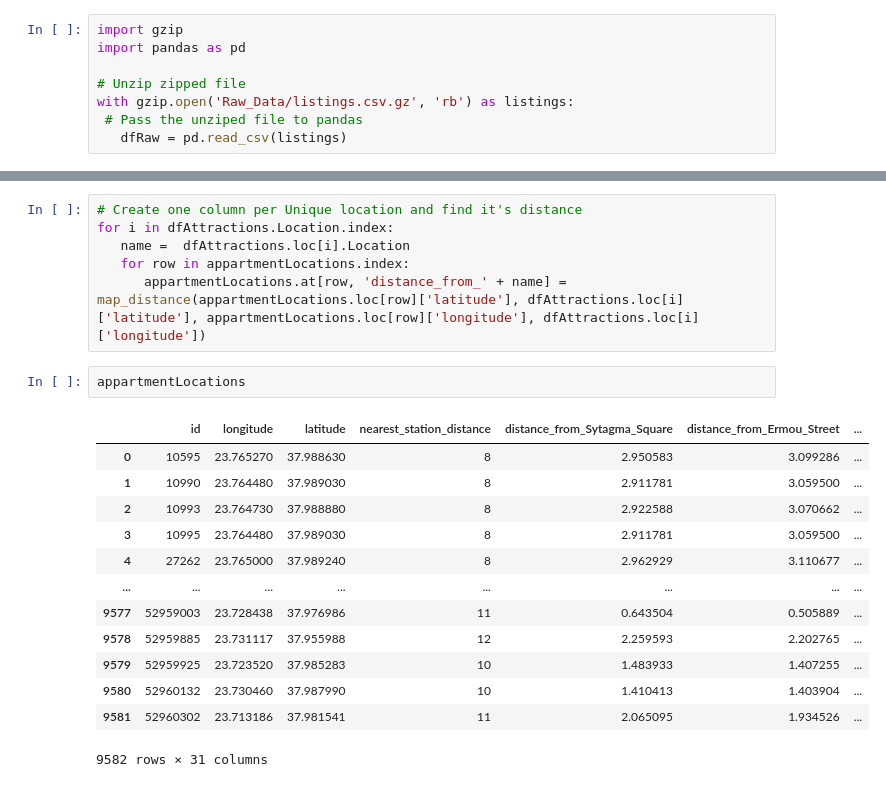
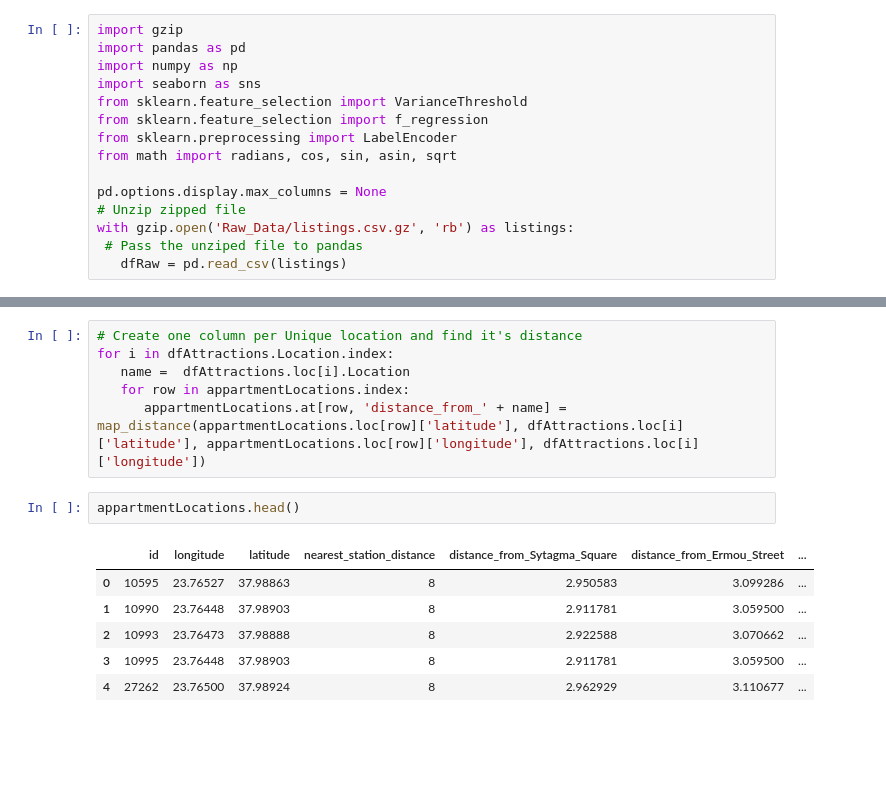
Before and after one commit to DimitriosTagkoulis/AirBnB_Price_Prediction, a Jupyter notebook: DataPrep.ipynb, the cells around one changed output, grey strips where cells are left out. Drawn from its saved outputs; the diff is of its cells as text; blank space fills up the shorter version.

```diff
--- a/DataPrep.ipynb
+++ b/DataPrep.ipynb
@@ -5,7 +5,14 @@
 # %%
 import gzip
 import pandas as pd
+import numpy as np
+import seaborn as sns
+from sklearn.feature_selection import VarianceThreshold
+from sklearn.feature_selection import f_regression
+from sklearn.preprocessing import LabelEncoder
+from math import radians, cos, sin, asin, sqrt
 
+pd.options.display.max_columns = None
 # Unzip zipped file
 with gzip.open('Raw_Data/listings.csv.gz', 'rb') as listings:
  # Pass the unziped file to pandas
@@ -117,18 +141,11 @@ for i in dfAttractions.Location.index:
    for row in appartmentLocations.index:
       appartmentLocations.at[row, 'distance_from_' + name] = map_distance(appartmentLocations.loc[row]['latitude'], dfAttractions.loc[i]['latitude'], appartmentLocations.loc[row]['longitude'], dfAttractions.loc[i]['longitude'])
 # %%
-appartmentLocations
+appartmentLocations.head()
 # %% [output]
 |  | id | longitude | latitude | nearest_station_distance | distance_from_Sytagma_Square | distance_from_Ermou_Street | ... |
-| 0 | 10595 | 23.765270 | 37.988630 | 8 | 2.950583 | 3.099286 | ... |
-| 1 | 10990 | 23.764480 | 37.989030 | 8 | 2.911781 | 3.059500 | ... |
-| 2 | 10993 | 23.764730 | 37.988880 | 8 | 2.922588 | 3.070662 | ... |
-| 3 | 10995 | 23.764480 | 37.989030 | 8 | 2.911781 | 3.059500 | ... |
-| 4 | 27262 | 23.765000 | 37.989240 | 8 | 2.962929 | 3.110677 | ... |
-| ... | ... | ... | ... | ... | ... | ... | ... |
-| 9577 | 52959003 | 23.728438 | 37.976986 | 11 | 0.643504 | 0.505889 | ... |
-| 9578 | 52959885 | 23.731117 | 37.955988 | 12 | 2.259593 | 2.202765 | ... |
-| 9579 | 52959925 | 23.723520 | 37.985283 | 10 | 1.483933 | 1.407255 | ... |
-| 9580 | 52960132 | 23.730460 | 37.987990 | 10 | 1.410413 | 1.403904 | ... |
-| 9581 | 52960302 | 23.713186 | 37.981541 | 11 | 2.065095 | 1.934526 | ... |
+| 0 | 10595 | 23.76527 | 37.98863 | 8 | 2.950583 | 3.099286 | ... |
+| 1 | 10990 | 23.76448 | 37.98903 | 8 | 2.911781 | 3.059500 | ... |
+| 2 | 10993 | 23.76473 | 37.98888 | 8 | 2.922588 | 3.070662 | ... |
+| 3 | 10995 | 23.76448 | 37.98903 | 8 | 2.911781 | 3.059500 | ... |
+| 4 | 27262 | 23.76500 | 37.98924 | 8 | 2.962929 | 3.110677 | ... |
-9582 rows × 31 columns
```
Also changed, not shown: parts of 103 cells of this notebook, 11 other files.
